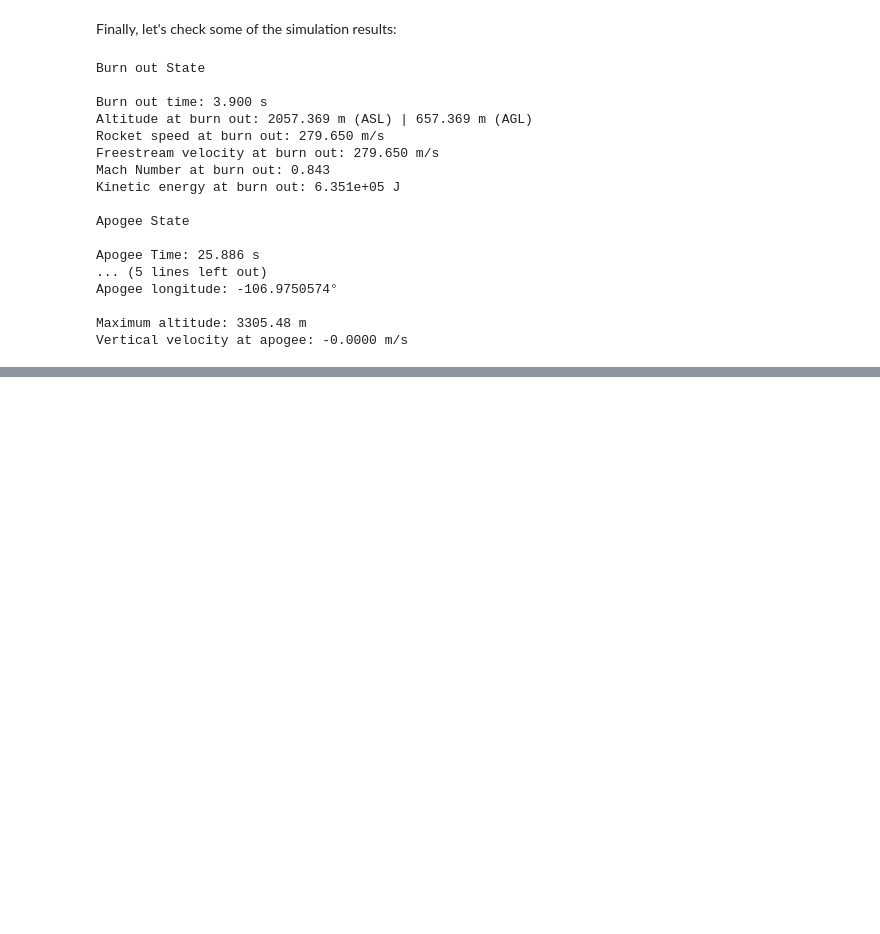
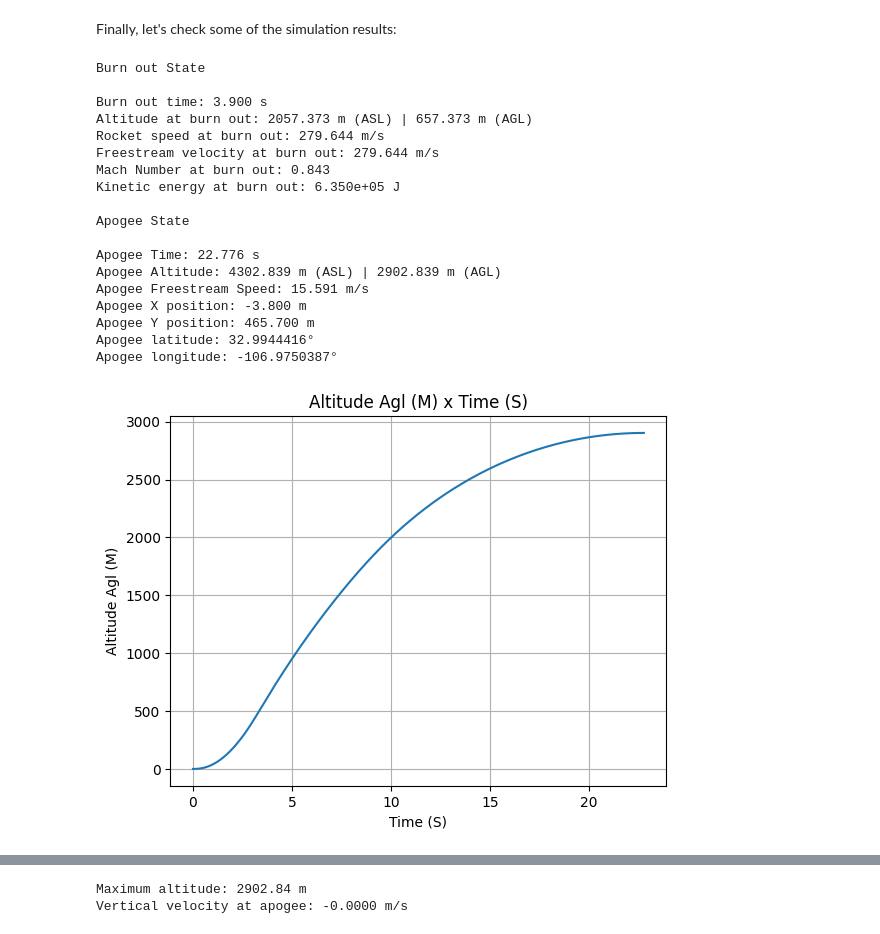
Before and after one commit to Malmahrouqi3/RocketPy-mo2, a Jupyter notebook: docs/user/airbrakes2.ipynb, the cells around one changed output, grey strips where cells are left out. Cells and saved outputs as stored; diff of their text form; code cells hidden in the pictures; blank space fills up the shorter version.

```diff
--- a/docs/user/airbrakes2.ipynb
+++ b/docs/user/airbrakes2.ipynb
@@ -347,23 +494,27 @@ Finally, let's check some of the simulation results:
 # %%
 test_flight.prints.burn_out_conditions()
 test_flight.prints.apogee_conditions()
+test_flight.altitude()
+test_flight.vz()
 print(f"\nMaximum altitude: {test_flight.altitude(test_flight.apogee_time):.2f} m")
 print(f"Vertical velocity at apogee: {test_flight.vz(test_flight.apogee_time):.4f} m/s")
 # %% [output]
 Burn out State
 
 Burn out time: 3.900 s
-Altitude at burn out: 2057.369 m (ASL) | 657.369 m (AGL)
-Rocket speed at burn out: 279.650 m/s
-Freestream velocity at burn out: 279.650 m/s
+Altitude at burn out: 2057.373 m (ASL) | 657.373 m (AGL)
+Rocket speed at burn out: 279.644 m/s
+Freestream velocity at burn out: 279.644 m/s
 Mach Number at burn out: 0.843
-Kinetic energy at burn out: 6.351e+05 J
+Kinetic energy at burn out: 6.350e+05 J
 
 Apogee State
 
-Apogee Time: 25.886 s
-... (5 lines left out)
-Apogee longitude: -106.9750574°
-
-Maximum altitude: 3305.48 m
-Vertical velocity at apogee: -0.0000 m/s
+Apogee Time: 22.776 s
+Apogee Altitude: 4302.839 m (ASL) | 2902.839 m (AGL)
+Apogee Freestream Speed: 15.591 m/s
+Apogee X position: -3.800 m
+Apogee Y position: 465.700 m
+Apogee latitude: 32.9944416°
+Apogee longitude: -106.9750387°
+[figure, added]
@@ -369,0 +522,2 @@ Vertical velocity at apogee: -0.0000 m/s
+Maximum altitude: 2902.84 m
+Vertical velocity at apogee: -0.0000 m/s
```
Also changed, not shown: parts of 11 cells of this notebook, 3 other files.
